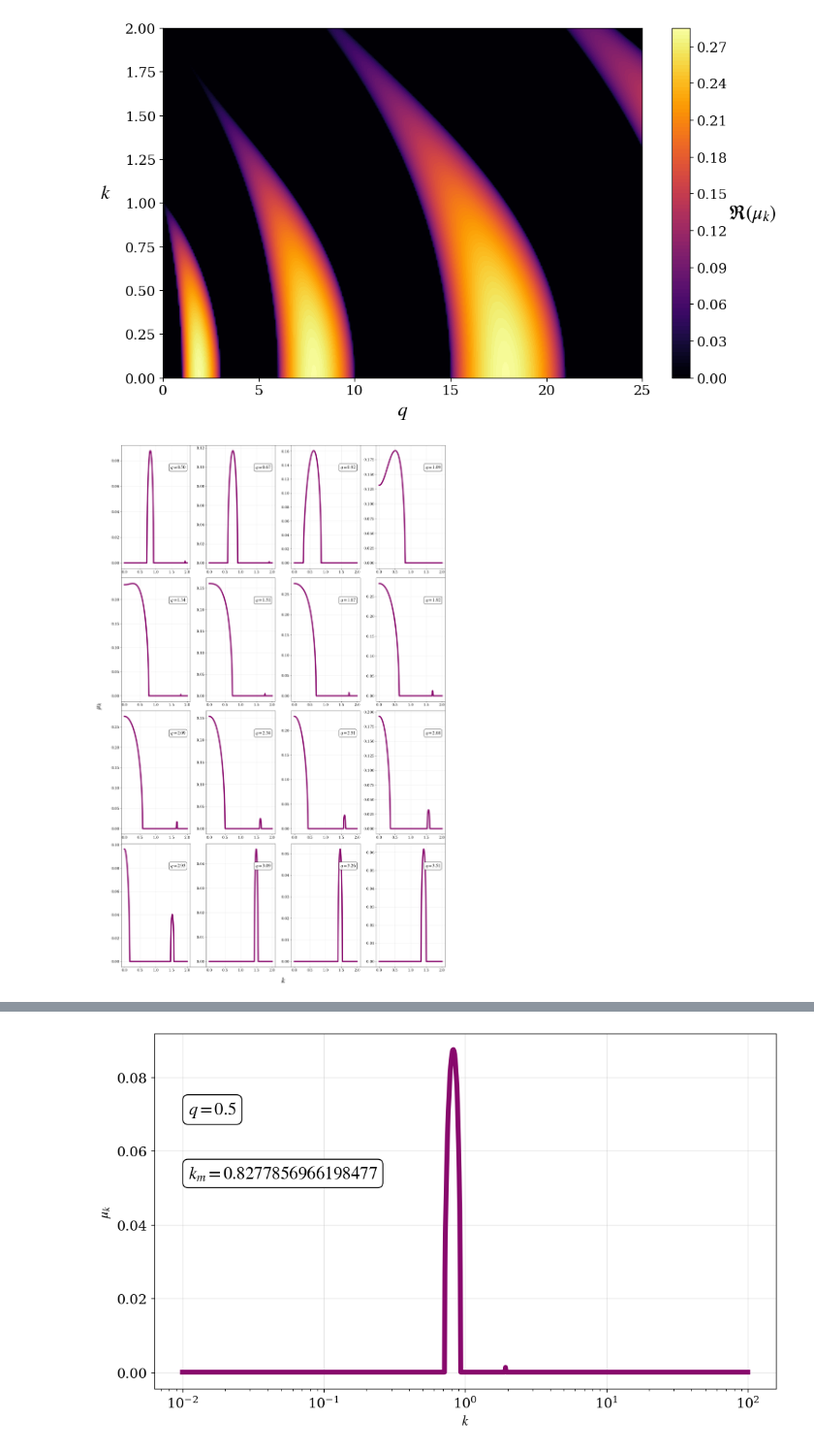
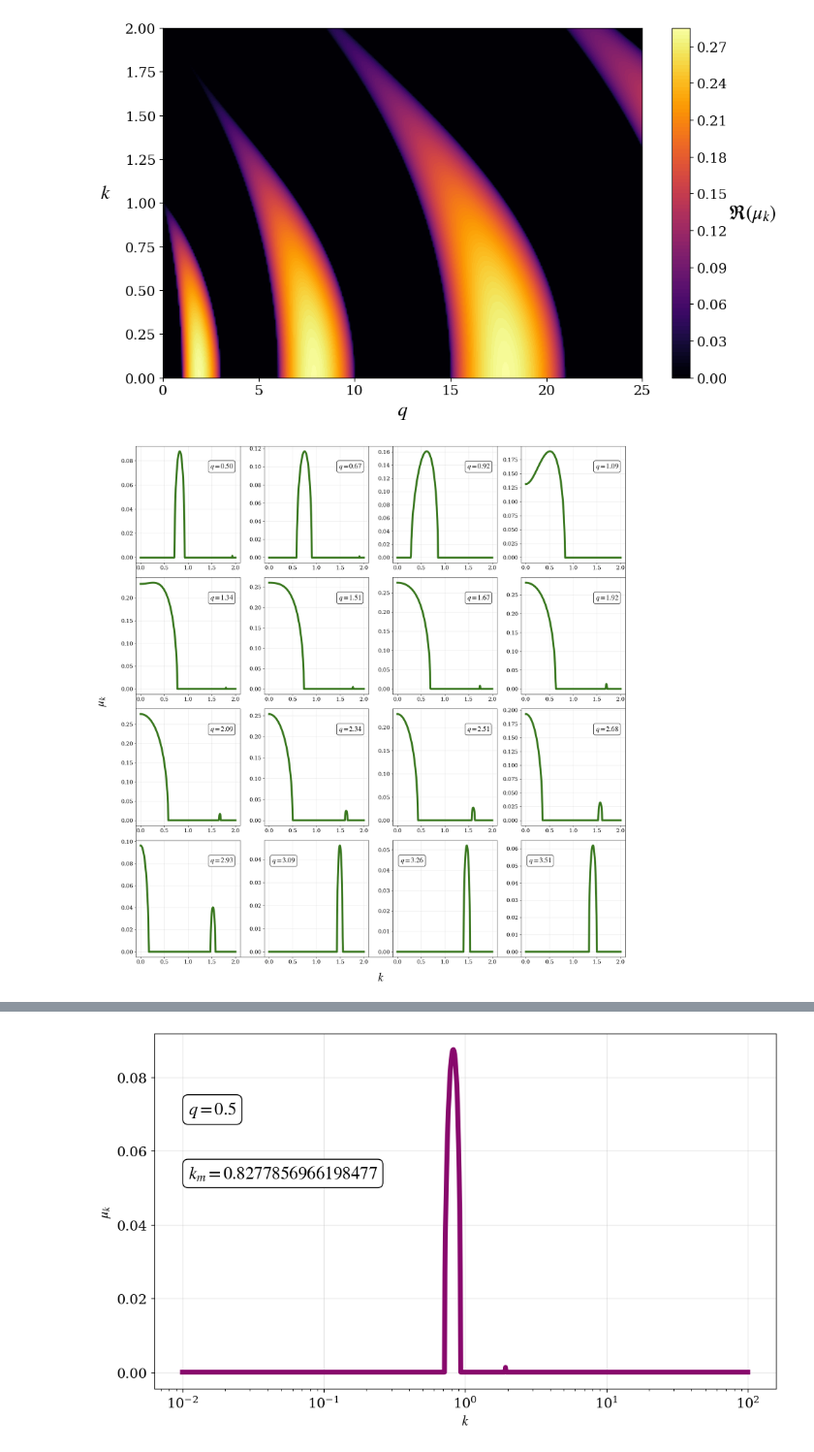
Before and after one commit to TomasCiccarella/Tesis, a Jupyter notebook: Floquet/Floquet.ipynb, the cells around one changed output, grey strips where cells are left out. Shown at 97% size. Saved outputs shown, nothing was run; the diff lists cells and outputs as text; code cells hidden in the pictures.

```diff
--- a/Floquet/Floquet.ipynb
+++ b/Floquet/Floquet.ipynb
@@ -213,7 +239,7 @@ mu = data[1:, 1:]
 G = np.linspace(1e-6, 2e-6, 16)
 i = 0
 
-plt.figure(figsize=(20, 30))
+plt.figure(figsize=(20, 20))
 plt.xlabel(r'$k$', fontsize=30, labelpad=40)
 plt.ylabel(r'$\mu_k$', fontsize=30, labelpad=75)
 plt.xticks([])
@@ -224,12 +250,18 @@ for g in G:
     index = (np.abs(gs - g)).argmin()
 
     plt.subplot(4, 4, i)
-    plt.plot(ks, np.real(mu[:, index]), label=f'$g={g}$', lw = 5, color = "#88086c")
+    plt.plot(ks, np.real(mu[:, index]), label=f'$g={g}$', lw = 5, color = "#38771e")# "#88086c")
     ymin, ymax = plt.gca().get_ylim()
-    plt.text(x=ks[10], y=ymax*0.2, s=rf'$g = {gs[index]:.2e}$', fontsize=18, bbox=dict(facecolor='white', edgecolor='black', boxstyle='round,pad=0.3'))
+    if i == 3:
+        plt.text(x=ks[10], y=ymax*0.8, s=rf'$g = {gs[index]:.2e}$', fontsize=18, bbox=dict(facecolor='white', edgecolor='black', boxstyle='round,pad=0.3'))
+    elif i == 13 or i == 14:
+        plt.text(x=ks[-130], y=ymax*0.8, s=rf'$g = {gs[index]:.2e}$', fontsize=18, bbox=dict(facecolor='white', edgecolor='black', boxstyle='round,pad=0.3'))
+    else:
+        plt.text(x=ks[10], y=ymax*0.2, s=rf'$g = {gs[index]:.2e}$', fontsize=18, bbox=dict(facecolor='white', edgecolor='black', boxstyle='round,pad=0.3'))
     plt.xscale('log')
     plt.grid(alpha = 0.3)
 
 plt.tight_layout()
-plt.show()
+#plt.show()
+plt.savefig("muk_m2phi2.pdf", format = "pdf")
 # %% [output]
@@ -331,35 +363,39 @@ plt.savefig("Floquet_lphi4.pdf", format = "pdf")
 # %%
 # Diagrama del coeficientente de Floquet en base a k para un g fijo
 filename = "mathieu_lphi4(2).csv"
 
 data = np.loadtxt(filename, delimiter=",")
 qs = data[0, 1:]
 ks = data[1:, 0]
 mu = data[1:, 1:]
 
 Q = np.linspace(0.5, 3.5, 16)
 i = 0
 
-plt.figure(figsize=(20, 30))
+plt.figure(figsize=(20, 20))
 plt.xlabel(r'$k$', fontsize=30, labelpad=40)
 plt.ylabel(r'$\mu_k$', fontsize=30, labelpad=75)
 plt.xticks([])
 plt.yticks([])
 
 for q in Q:
     i += 1
     index = (np.abs(qs - q)).argmin()
 
     plt.subplot(4, 4, i)
-    plt.plot(ks, np.real(mu[:, index]), label=f'$q={q}$', lw = 5, color = "#88086c")
+    plt.plot(ks, np.real(mu[:, index]), label=f'$q={q}$', lw = 5, color = "#38771e")# "#88086c")
     ymin, ymax = plt.gca().get_ylim()
-    plt.text(x=ks[-80], y=ymax*0.8, s=rf'$q = {qs[index]:.2f}$', fontsize=18, bbox=dict(facecolor='white', edgecolor='black', boxstyle='round,pad=0.3'))
+    if i == 14 or i == 15 or i == 16:
+        plt.text(x=ks[10], y=ymax*0.8, s=rf'$q = {qs[index]:.2f}$', fontsize=18, bbox=dict(facecolor='white', edgecolor='black', boxstyle='round,pad=0.3'))
+    else:
+        plt.text(x=ks[-80], y=ymax*0.8, s=rf'$q = {qs[index]:.2f}$', fontsize=18, bbox=dict(facecolor='white', edgecolor='black', boxstyle='round,pad=0.3'))
     plt.grid(alpha = 0.3)
 
 plt.tight_layout()
-plt.show()
+#plt.show()
+plt.savefig("muk_lphi4.pdf", format = "pdf")
 # %% [output]
-[figure, old version]
+[figure, new version]
 # %%
 phi0 = 1
 phi_dot0 = phi0**2/np.sqrt(2)
```
Also changed, not shown: parts of 5 cells of this notebook, 45 other files.
